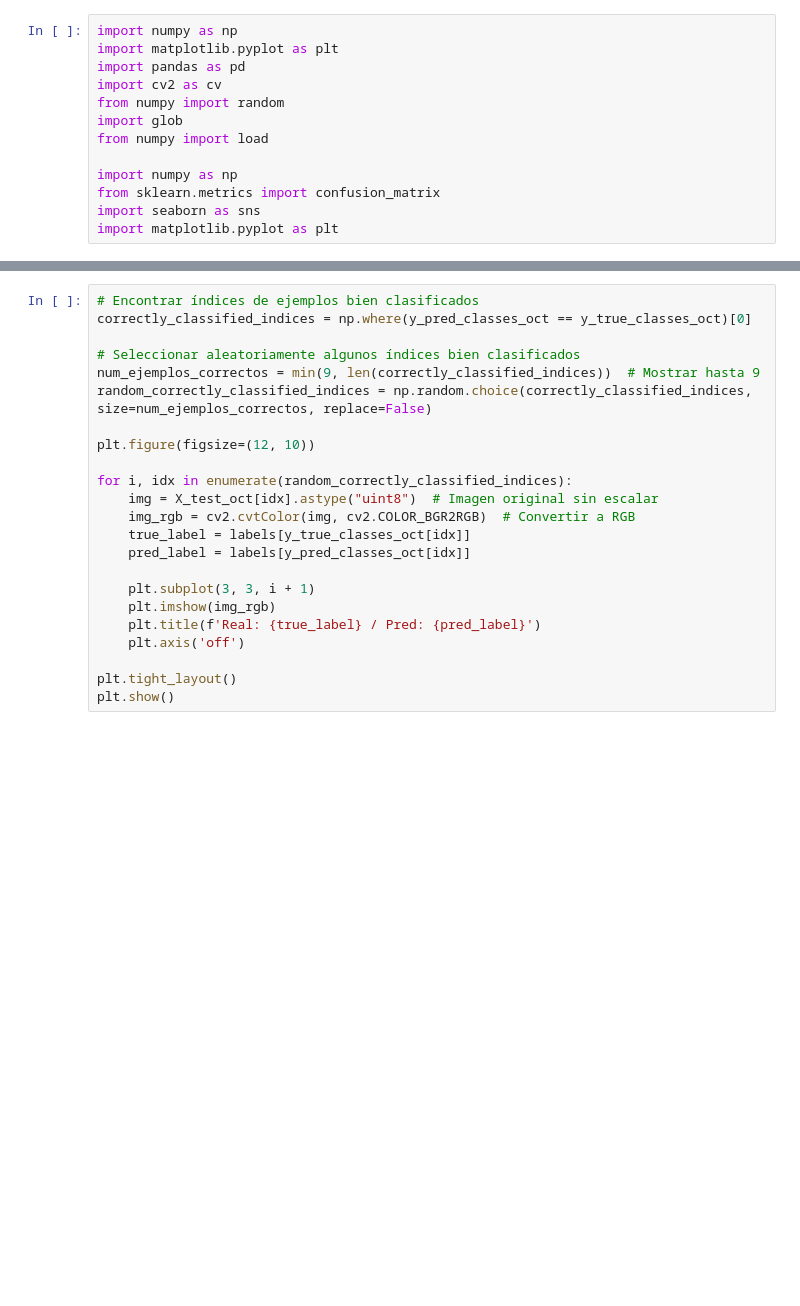
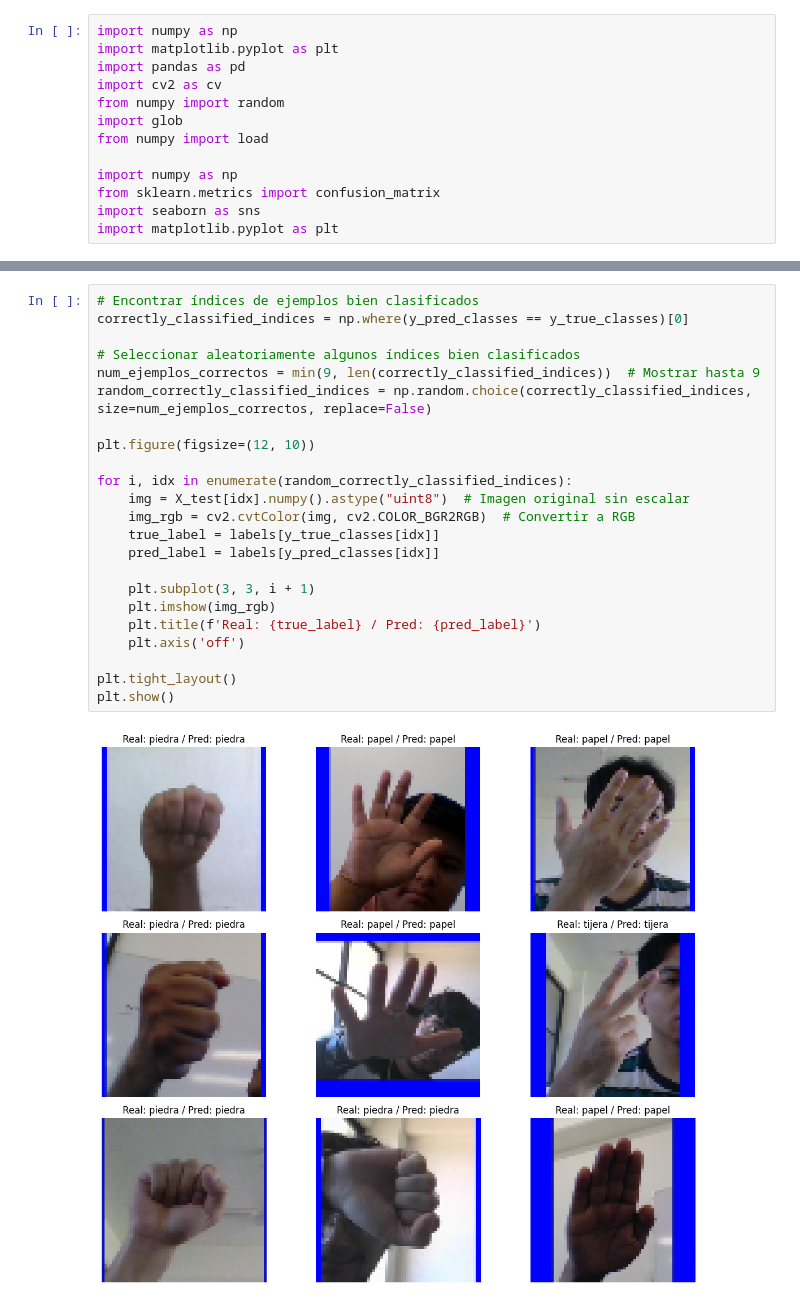
Before and after one commit to cj-chavarria/Deep-Learning-Coursework, a Jupyter notebook: DLCV_15_Piedra-Pepel-Tijera/Parte2_prediccion_MatrizConfusion.ipynb, the cells around one changed output, grey strips where cells are left out. Cells and saved outputs as stored; diff of their text form; blank space fills up the shorter version.

```diff
--- a/DLCV_15_Piedra-Pepel-Tijera/Parte2_prediccion_MatrizConfusion.ipynb
+++ b/DLCV_15_Piedra-Pepel-Tijera/Parte2_prediccion_MatrizConfusion.ipynb
@@ -120,23 +111,25 @@ plt.show()
 # %%
 # Encontrar índices de ejemplos bien clasificados
-correctly_classified_indices = np.where(y_pred_classes_oct == y_true_classes_oct)[0]
+correctly_classified_indices = np.where(y_pred_classes == y_true_classes)[0]
 
 # Seleccionar aleatoriamente algunos índices bien clasificados
 num_ejemplos_correctos = min(9, len(correctly_classified_indices))  # Mostrar hasta 9
 random_correctly_classified_indices = np.random.choice(correctly_classified_indices, size=num_ejemplos_correctos, replace=False)
 
 plt.figure(figsize=(12, 10))
 
 for i, idx in enumerate(random_correctly_classified_indices):
-    img = X_test_oct[idx].astype("uint8")  # Imagen original sin escalar
+    img = X_test[idx].numpy().astype("uint8")  # Imagen original sin escalar
     img_rgb = cv2.cvtColor(img, cv2.COLOR_BGR2RGB)  # Convertir a RGB
-    true_label = labels[y_true_classes_oct[idx]]
-    pred_label = labels[y_pred_classes_oct[idx]]
+    true_label = labels[y_true_classes[idx]]
+    pred_label = labels[y_pred_classes[idx]]
 
     plt.subplot(3, 3, i + 1)
     plt.imshow(img_rgb)
     plt.title(f'Real: {true_label} / Pred: {pred_label}')
     plt.axis('off')
 
 plt.tight_layout()
 plt.show()
+# %% [output]
+[figure, added]
```
Also changed, not shown: parts of 6 cells of this notebook, 7 other files.
